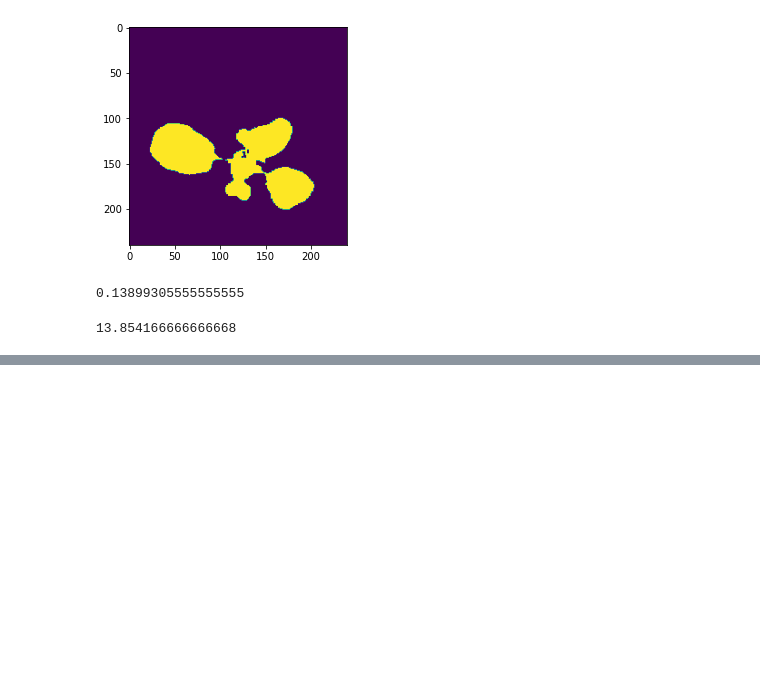
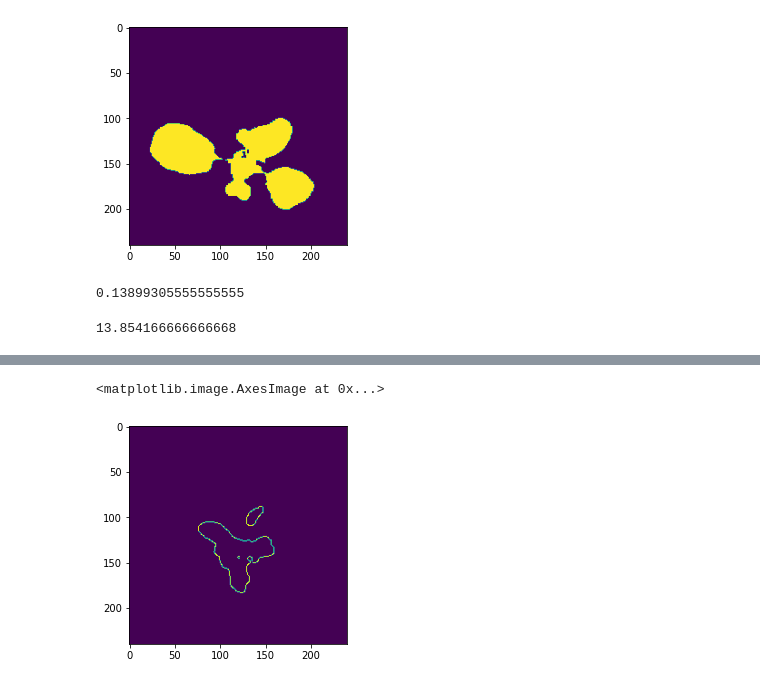
Before and after one commit to zhangjiahui56/WebApp, a Jupyter notebook: leaf_area_test.ipynb, the cells around one changed output, grey strips where cells are left out. Drawn from its saved outputs; the diff is of its cells as text; code cells hidden in the pictures; blank space fills up the shorter version.

```diff
--- a/leaf_area_test.ipynb
+++ b/leaf_area_test.ipynb
@@ -30,0 +69,5 @@ print(calculate_green_pixel(mask)/(240*240)*100)
+# %%
+plt.imshow(cv2.Canny(mask, 100, 1200))
+# %% [output]
+<matplotlib.image.AxesImage at 0x...>
+[figure, added]
```
Also changed, not shown: parts of 5 cells of this notebook, 4 other files.
